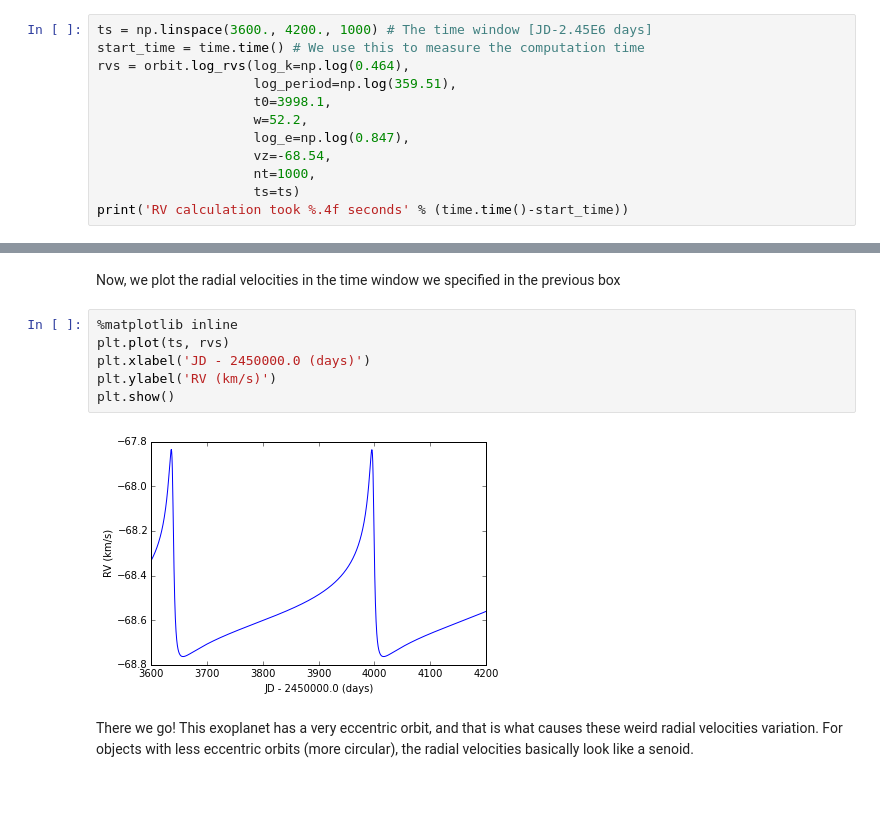
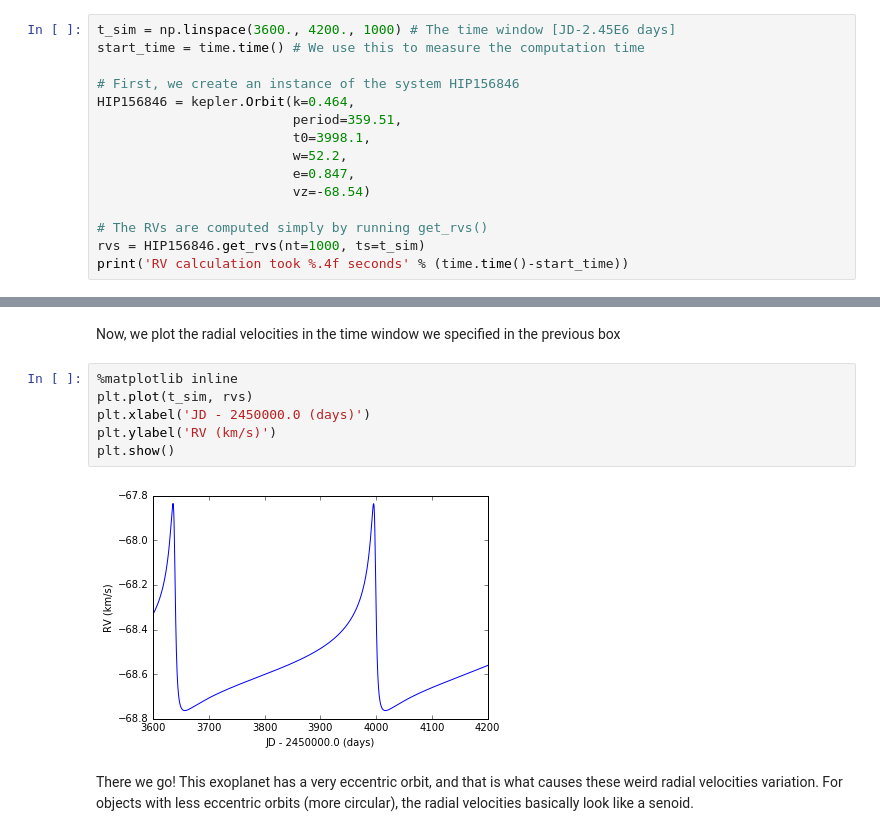
Before and after one commit to Eapj3/radial_, a Jupyter notebook: usage_example.ipynb, the cells around one changed output, grey strips where cells are left out. Cells and saved outputs as stored; diff of their text form; blank space fills up the shorter version.

```diff
--- a/usage_example.ipynb
+++ b/usage_example.ipynb
@@ -17,15 +17,18 @@ import corner
 # %% [markdown]
 Now, let's create the radial velocities for the star HD 156846 due to the gravitational interaction with the planet HD 156846 b. The orbital parameters are: velocity semi-amplitude $K = 0.464$ km/s, orbital period $T = 359.51$ days, time of periapse passage $t_0 = 3998.1$ [JD-2.45E6 days], argument of periapse $\omega = 52.2$ [degrees] and eccentricity $e = 0.847$. The star's proper motion $V_Z = -68.54$ km/s, and we will use $nt = 1000$ points to compute one period (which is kind of arbitrary: feel free to use more or less than that). We will use `log_rvs` from `orbit` in order to work on logarithm space for the parameters that cannot be negative. If you don't want to work on log-space, you can use `get_rvs` instead.
 # %%
-ts = np.linspace(3600., 4200., 1000) # The time window [JD-2.45E6 days]
+t_sim = np.linspace(3600., 4200., 1000) # The time window [JD-2.45E6 days]
 start_time = time.time() # We use this to measure the computation time
-rvs = orbit.log_rvs(log_k=np.log(0.464),
-                    log_period=np.log(359.51),
-                    t0=3998.1,
-                    w=52.2,
-                    log_e=np.log(0.847),
-                    vz=-68.54,
-                    nt=1000,
-                    ts=ts)
+
+# First, we create an instance of the system HIP156846
+HIP156846 = kepler.Orbit(k=0.464,
+                         period=359.51,
+                         t0=3998.1,
+                         w=52.2,
+                         e=0.847,
+                         vz=-68.54)
+
+# The RVs are computed simply by running get_rvs()
+rvs = HIP156846.get_rvs(nt=1000, ts=t_sim)
 print('RV calculation took %.4f seconds' % (time.time()-start_time))
 # %% [output]
@@ -34,12 +37,12 @@ RV calculation took 0.0364 seconds
 Now, we plot the radial velocities in the time window we specified in the previous box
 # %%
 %matplotlib inline
-plt.plot(ts, rvs)
+plt.plot(t_sim, rvs)
 plt.xlabel('JD - 2450000.0 (days)')
 plt.ylabel('RV (km/s)')
 plt.show()
 # %% [output]
-[figure, old version]
+[figure, new version]
 # %% [markdown]
 There we go! This exoplanet has a very eccentric orbit, and that is what causes these weird radial velocities variation. For objects with less eccentric orbits (more circular), the radial velocities basically look like a senoid.
 # %% [markdown]
```
Also changed, not shown: parts of 7 cells of this notebook.
